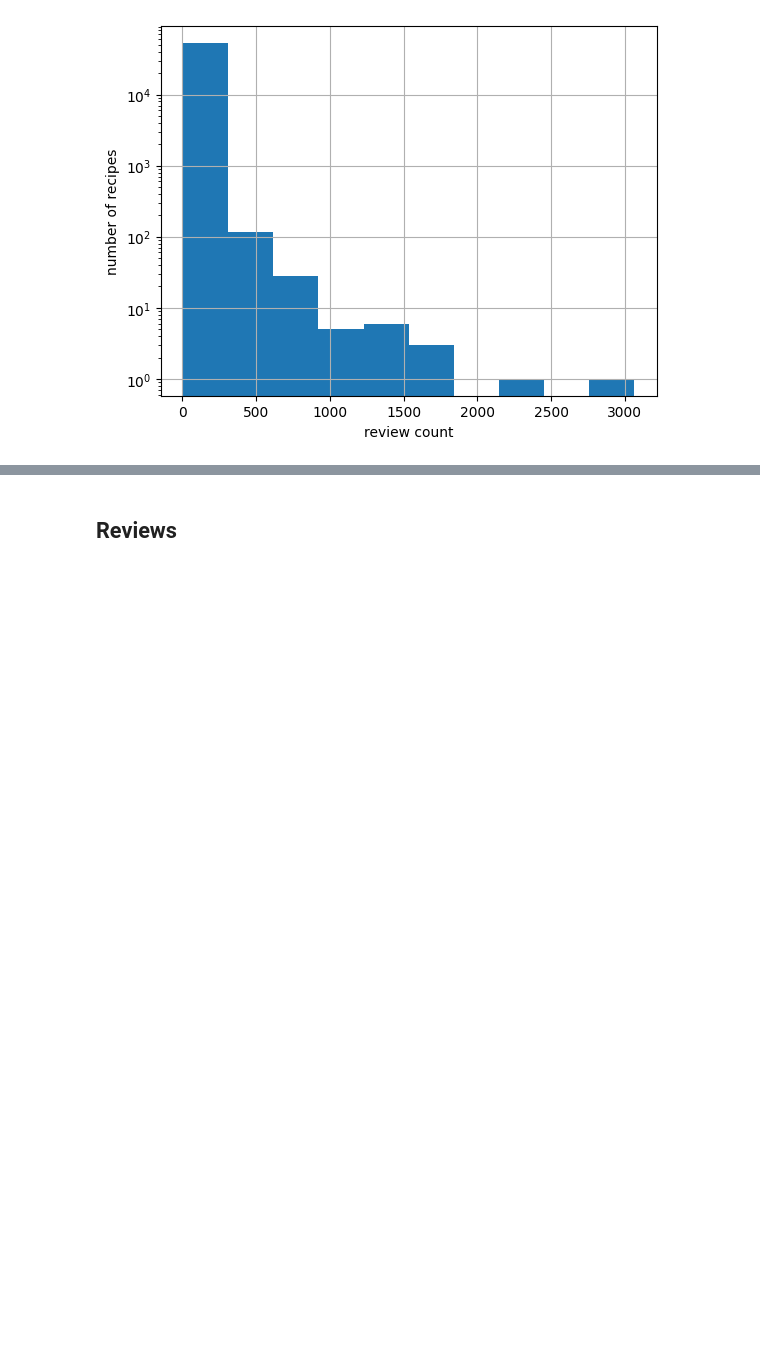
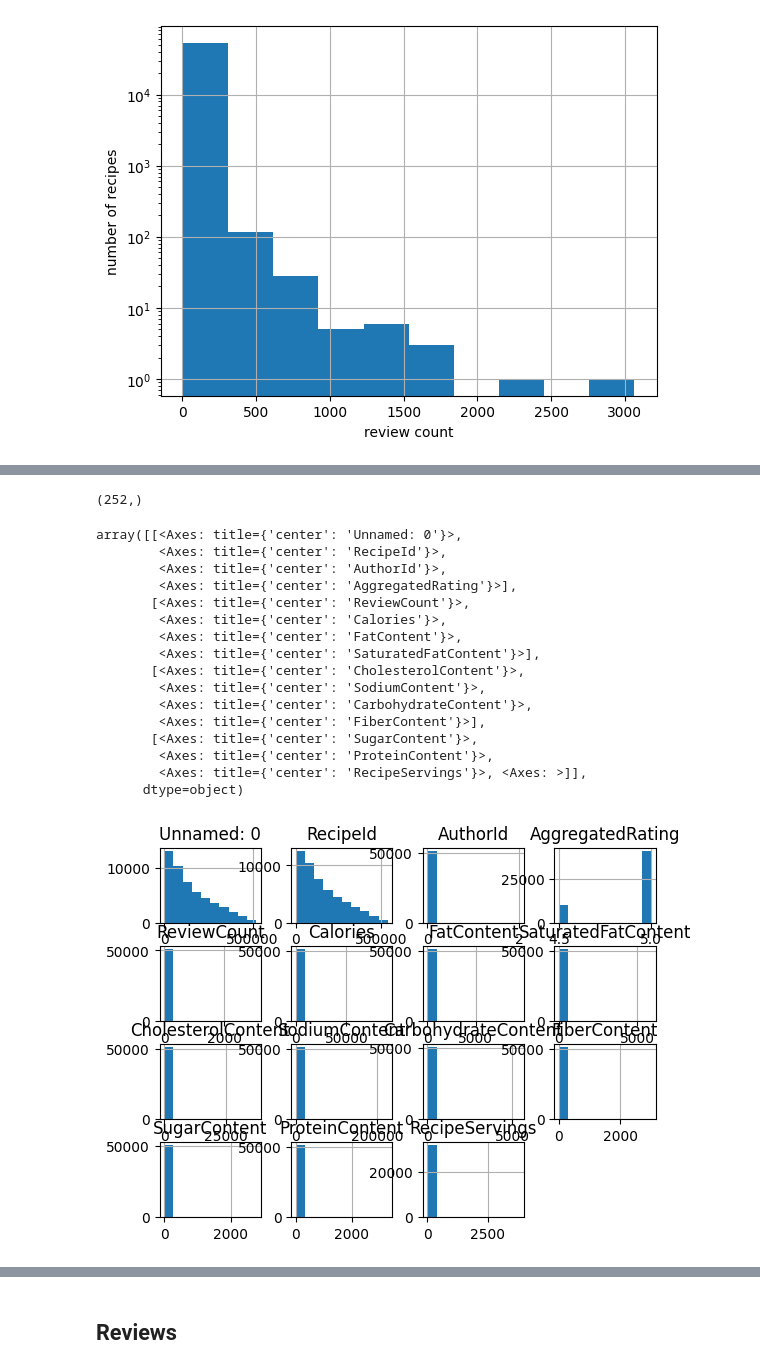
Before and after one commit to AghilZadeh/PlateMate, a Jupyter notebook: notebooks/EDA.ipynb, the cells around one changed output, grey strips where cells are left out. Cells and saved outputs as stored; diff of their text form; code cells hidden in the pictures; blank space fills up the shorter version.

Commit message:
recipes_selected_added

```diff
--- a/notebooks/EDA.ipynb
+++ b/notebooks/EDA.ipynb
@@ -85,0 +103,24 @@ Text(0, 0.5, 'number of recipes')
+# %%
+df_recipes_2['RecipeCategory'].unique().shape
+# %% [output]
+(252,)
+# %%
+df_recipes_2[df_recipes_2['AggregatedRating']>=4].hist()
+# %% [output]
+array([[<Axes: title={'center': 'Unnamed: 0'}>,
+        <Axes: title={'center': 'RecipeId'}>,
+        <Axes: title={'center': 'AuthorId'}>,
+        <Axes: title={'center': 'AggregatedRating'}>],
+       [<Axes: title={'center': 'ReviewCount'}>,
+        <Axes: title={'center': 'Calories'}>,
+        <Axes: title={'center': 'FatContent'}>,
+        <Axes: title={'center': 'SaturatedFatContent'}>],
+       [<Axes: title={'center': 'CholesterolContent'}>,
+        <Axes: title={'center': 'SodiumContent'}>,
+        <Axes: title={'center': 'CarbohydrateContent'}>,
+        <Axes: title={'center': 'FiberContent'}>],
+       [<Axes: title={'center': 'SugarContent'}>,
+        <Axes: title={'center': 'ProteinContent'}>,
+        <Axes: title={'center': 'RecipeServings'}>, <Axes: >]],
+      dtype=object)
+[figure, added]
```
Also changed, not shown: parts of 4 cells of this notebook, 2 other files.
